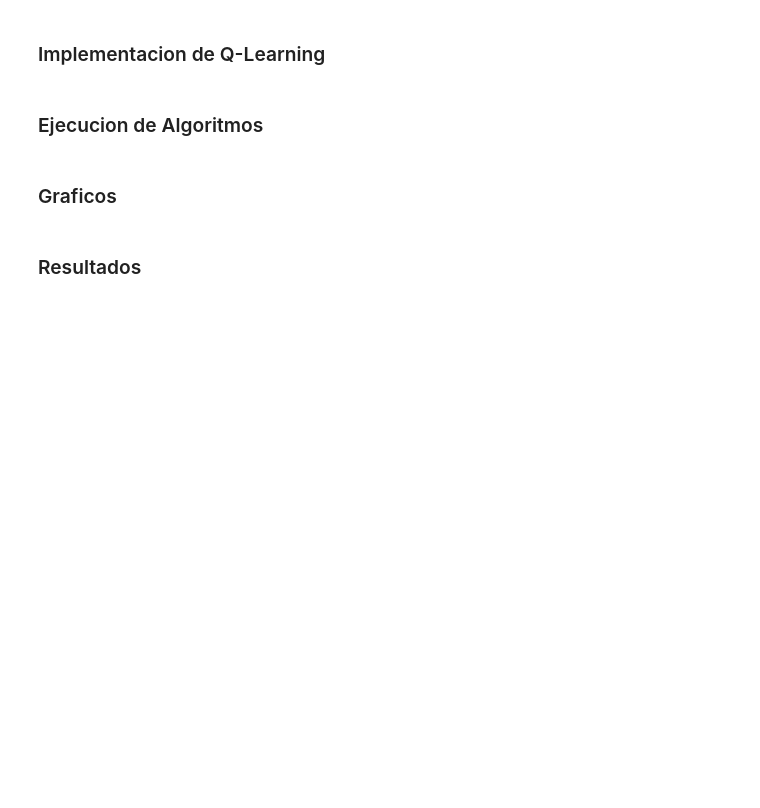
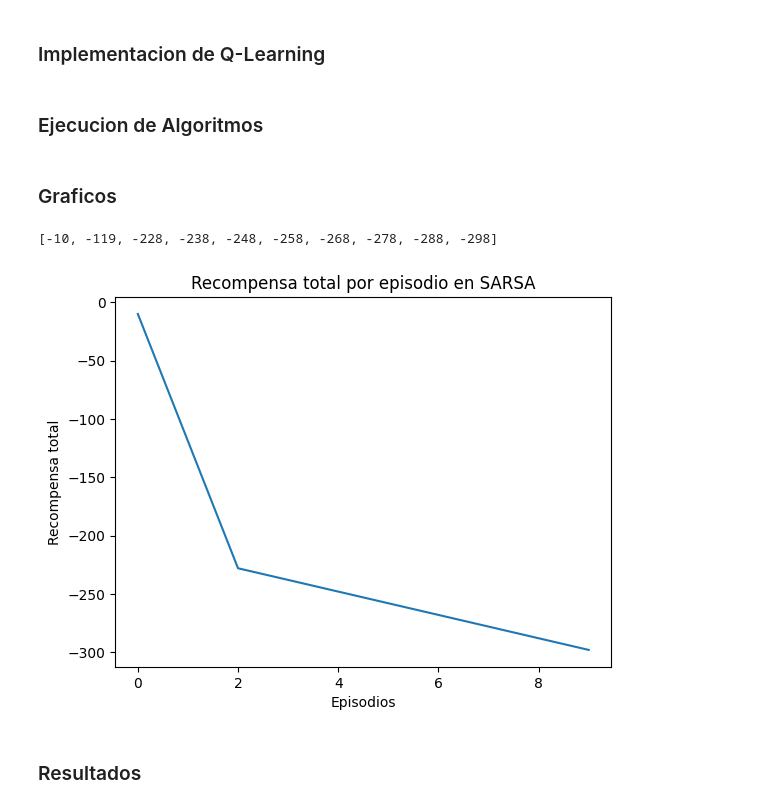
Before and after one commit to Diego-CB/Lab5-AR, a Jupyter notebook: main.ipynb, the cells around one changed output. Cells and saved outputs as stored; diff of their text form; code cells hidden in the pictures; blank space fills up the shorter version.

Commit message:
chore: sarsa and config done

```diff
--- a/main.ipynb
+++ b/main.ipynb
@@ -14,6 +14,7 @@ import gymnasium as gym
 
 env = gym.make("CliffWalking-v0")
 
+# Parametros
 alpha = 0.1
 gamma = 0.99
 epsilon = 0.1
@@ -27,8 +28,10 @@ n_states = env.observation_space.n
 # Función epsilon-greedy
 def epsilon_greedy_policy(state, Q, epsilon):
     if np.random.rand() < epsilon:
-        return np.random.choice(n_actions) # Acción aleatoria
+        return np.random.choice(n_actions)
     else:
-        return np.argmax(Q[state]) # Acción óptima
+        return np.argmax(Q[state])
+
+Q = np.zeros((n_states, n_actions))
 # %% [markdown]
 ### Implementacion de SARSA
@@ -36,7 +68,40 @@ def epsilon_greedy_policy(state, Q, epsilon):
 ### Implementacion de Q-Learning
 # %% [markdown]
 ### Ejecucion de Algoritmos
+# %%
+# Trinning Loop
+
+def trainnin_loop(alg, episodes=10, max_steps_per_episode=10):
+    rewards_per_episode = []
+    total_reward = 0
+
+    for episode in range(episodes):
+        state, _ = env.reset()
+        action = epsilon_greedy_policy(state, Q, epsilon)
+
+        for step in range(max_steps_per_episode):
+            new_state, new_action, reward = alg(env, state, action)
+            total_reward += reward
+            state, action = new_state, new_action
+
+        rewards_per_episode.append(total_reward)
+
+    return rewards_per_episode
 # %% [markdown]
 ### Graficos
+# %%
+def plot_rewards(rewards_per_episode):
+    plt.plot(rewards_per_episode)
+    plt.xlabel('Episodios')
+    plt.ylabel('Recompensa total')
+    plt.title('Recompensa total por episodio en SARSA')
+    plt.show()
+
+history = trainnin_loop(sars_step)
+print(history)
+plot_rewards(history)
+# %% [output]
+[-10, -119, -228, -238, -248, -258, -268, -278, -288, -298]
+[figure, added]
 # %% [markdown]
 ### Resultados
```
Also changed, not shown: parts of 1 cell of this notebook.
